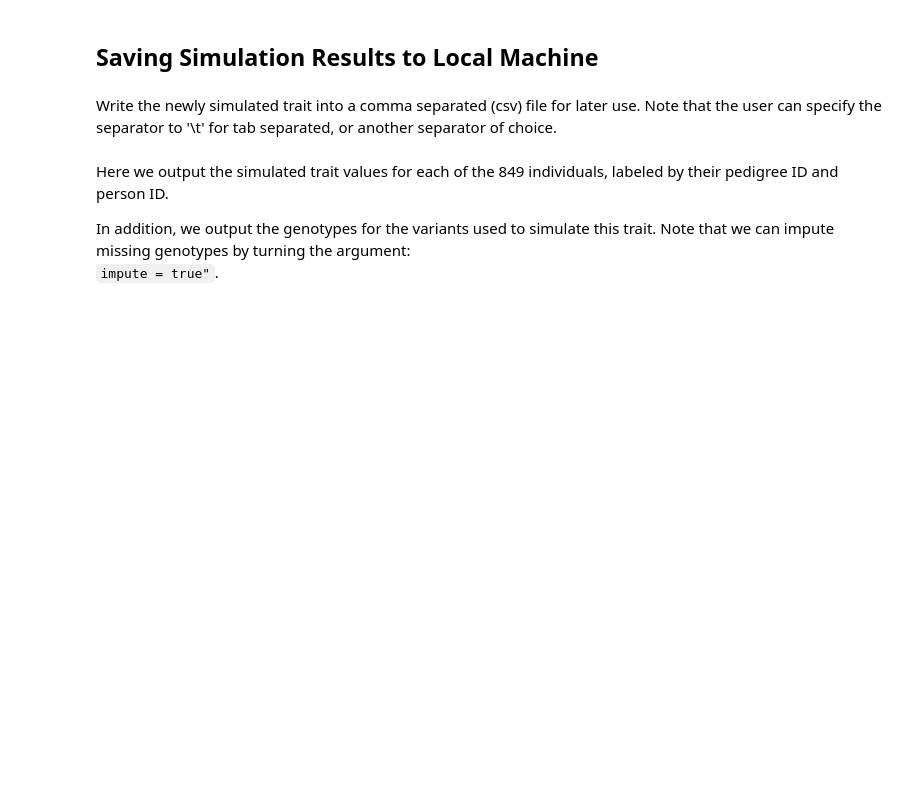
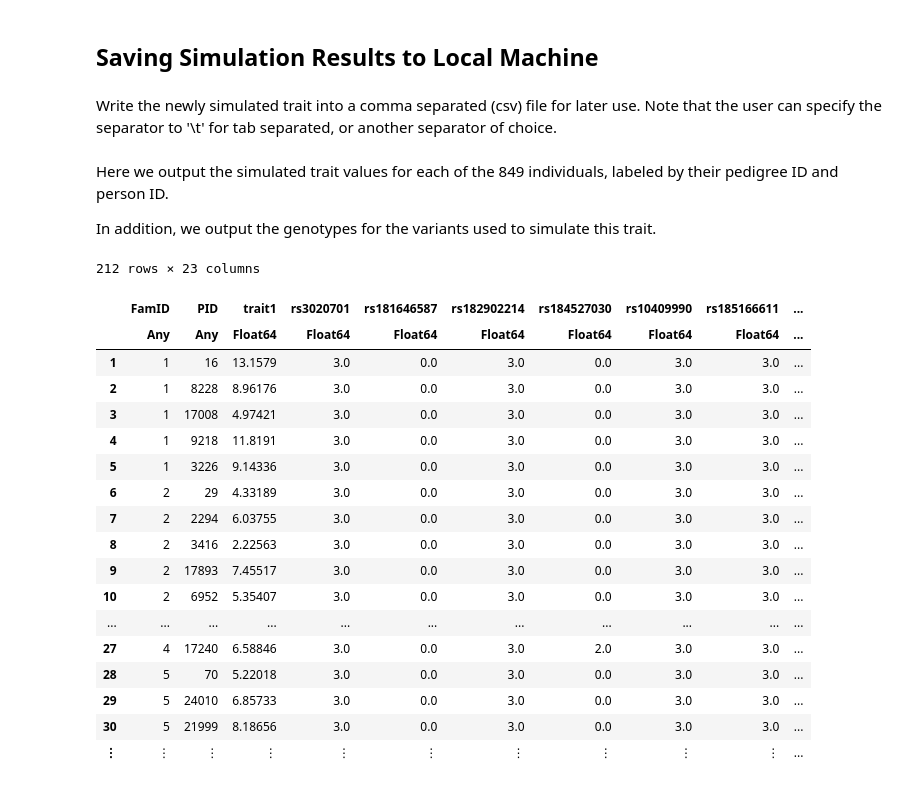
Before and after one commit to OpenMendel/TraitSimulation.jl, a Jupyter notebook: TraitSimulation_28e.ipynb, the cells around one changed output. Cells and saved outputs as stored; diff of their text form; code cells hidden in the pictures; blank space fills up the shorter version.

Commit message:
notebook for trait simulation

```diff
--- a/TraitSimulation_28e.ipynb
+++ b/TraitSimulation_28e.ipynb
@@ -447,0 +607,3 @@ UndefVarError: UndefVarError: chisq_coeff not defined
+# %%
+Ex3_rare = round.([chisq_coeff maf_20_rare_snps], digits = 3)
+Ex3_rare = DataFrame(Chisq_Coefficient = Ex3_rare[:, 1] , MAF_rare = Ex3_rare[:, 2] )
@@ -447,0 +630,2 @@ UndefVarError: UndefVarError: chisq_coeff not defined
+# %%
+simulated_effectsizes_chisq = Ex3_rare[:, 1]
@@ -471,3 +707,5 @@ end
 end
 # %% [output]
 FixedEffectTerms (generic function with 1 method)
+# %%
+formula_20_rare_snps = FixedEffectTerms(simulated_effectsizes_chisq, rare_snps_for_simulation)
@@ -473,0 +740,3 @@ FixedEffectTerms (generic function with 1 method)
+# %%
+rare_20_snp_model = LMMTrait([formula_20_rare_snps], geno_rare20_converted, 4*(2*GRM) + 2*(I_n))
+trait_rare_20_snps = simulate(rare_20_snp_model)
@@ -478,4 +774,26 @@ Write the newly simulated trait into a comma separated (csv) file for later use.
 # %% [markdown]
 Here we output the simulated trait values for each of the 849 individuals, labeled by their pedigree ID and person ID.
 
-In addition, we output the genotypes for the variants used to simulate this trait. Note that we can impute missing genotypes by turning the argument:<br> `impute = true"`.
+In addition, we output the genotypes for the variants used to simulate this trait.
+# %%
+Trait3_mixed = hcat(Fam_Person_id, trait_rare_20_snps, geno_rare20_converted)
+# %% [output]
+212 rows × 23 columns
+|  | FamID | PID | trait1 | rs3020701 | rs181646587 | rs182902214 | rs184527030 | rs10409990 | rs185166611 | ... |
+|  | Any | Any | Float64 | Float64 | Float64 | Float64 | Float64 | Float64 | Float64 | ... |
+| 1 | 1 | 16 | 13.1579 | 3.0 | 0.0 | 3.0 | 0.0 | 3.0 | 3.0 | ... |
+| 2 | 1 | 8228 | 8.96176 | 3.0 | 0.0 | 3.0 | 0.0 | 3.0 | 3.0 | ... |
+| 3 | 1 | 17008 | 4.97421 | 3.0 | 0.0 | 3.0 | 0.0 | 3.0 | 3.0 | ... |
+| 4 | 1 | 9218 | 11.8191 | 3.0 | 0.0 | 3.0 | 0.0 | 3.0 | 3.0 | ... |
+| 5 | 1 | 3226 | 9.14336 | 3.0 | 0.0 | 3.0 | 0.0 | 3.0 | 3.0 | ... |
+| 6 | 2 | 29 | 4.33189 | 3.0 | 0.0 | 3.0 | 0.0 | 3.0 | 3.0 | ... |
+| 7 | 2 | 2294 | 6.03755 | 3.0 | 0.0 | 3.0 | 0.0 | 3.0 | 3.0 | ... |
+| 8 | 2 | 3416 | 2.22563 | 3.0 | 0.0 | 3.0 | 0.0 | 3.0 | 3.0 | ... |
+| 9 | 2 | 17893 | 7.45517 | 3.0 | 0.0 | 3.0 | 0.0 | 3.0 | 3.0 | ... |
+| 10 | 2 | 6952 | 5.35407 | 3.0 | 0.0 | 3.0 | 0.0 | 3.0 | 3.0 | ... |
+| ... | ... | ... | ... | ... | ... | ... | ... | ... | ... | ... |
+| 27 | 4 | 17240 | 6.58846 | 3.0 | 0.0 | 3.0 | 2.0 | 3.0 | 3.0 | ... |
+| 28 | 5 | 70 | 5.22018 | 3.0 | 0.0 | 3.0 | 0.0 | 3.0 | 3.0 | ... |
+| 29 | 5 | 24010 | 6.85733 | 3.0 | 0.0 | 3.0 | 0.0 | 3.0 | 3.0 | ... |
+| 30 | 5 | 21999 | 8.18656 | 3.0 | 0.0 | 3.0 | 0.0 | 3.0 | 3.0 | ... |
+| ⋮ | ⋮ | ⋮ | ⋮ | ⋮ | ⋮ | ⋮ | ⋮ | ⋮ | ⋮ | ... |
```
Also changed, not shown: parts of 78 cells of this notebook, 6 other files.
